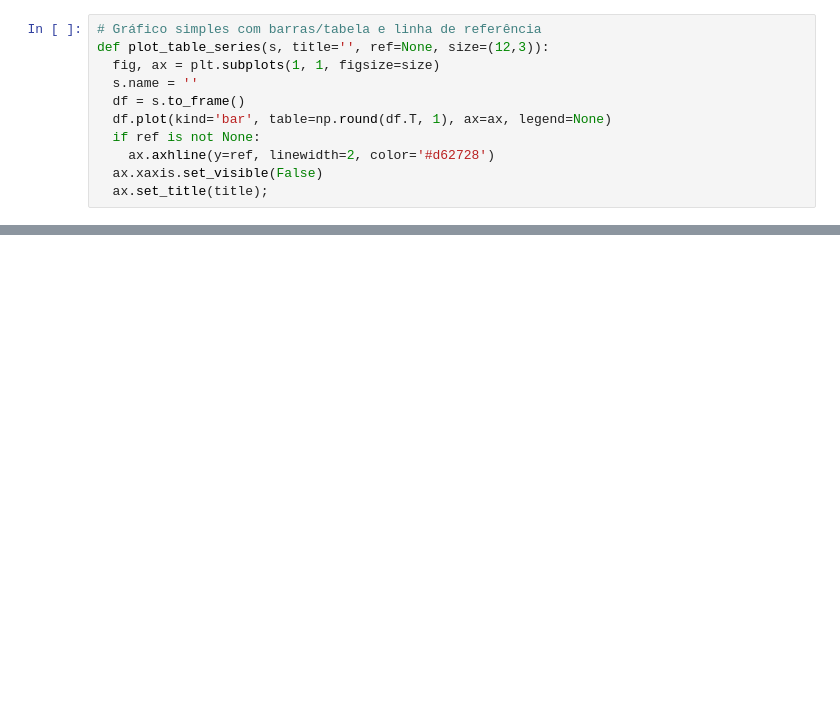
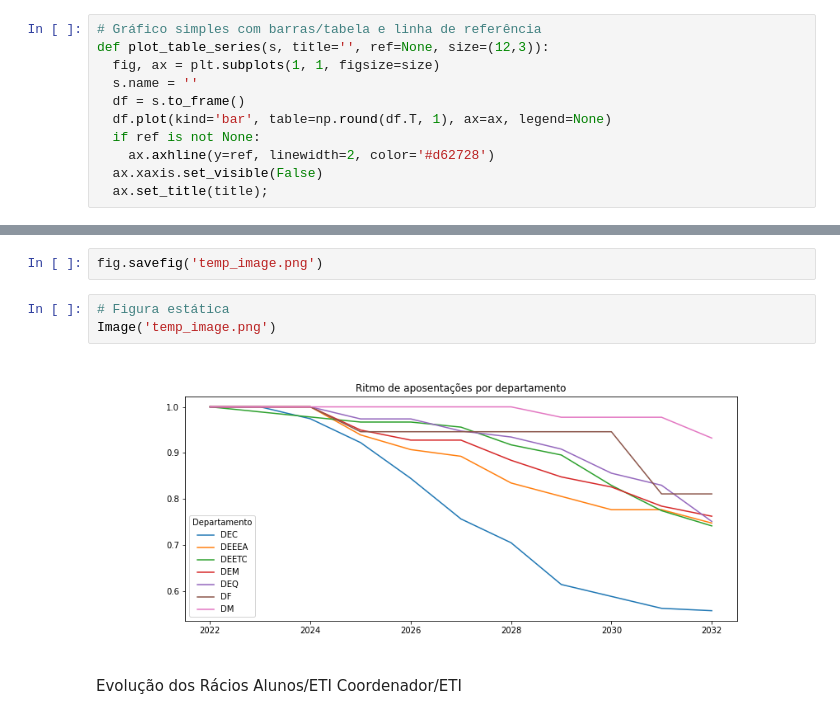
Before and after one commit to arjoca/RHDocentes, a Jupyter notebook: RHDocentes_Futuro.ipynb, the cells around one changed output, grey strips where cells are left out. Saved outputs shown, nothing was run; the diff lists cells and outputs as text; blank space fills up the shorter version.

```diff
--- a/RHDocentes_Futuro.ipynb
+++ b/RHDocentes_Futuro.ipynb
@@ -165,3 +166,14 @@ def f(categoria):
   ax.set_title('Ritmo de aposentações na categoria por departamento');
 # %% [output]
 interactive(children=(Dropdown(description='categoria', options={'Coordenadores': ['Prof. Coordenador', 'Prof.…
+# %%
+fig.savefig('temp_image.png')
+# %%
+# Figura estática
+Image('temp_image.png')
+# %% [output]
+[figure, added]
+# %% [markdown]
+Evolução dos Rácios
+Alunos/ETI
+Coordenador/ETI
```
Also changed, not shown: parts of 18 cells of this notebook.
